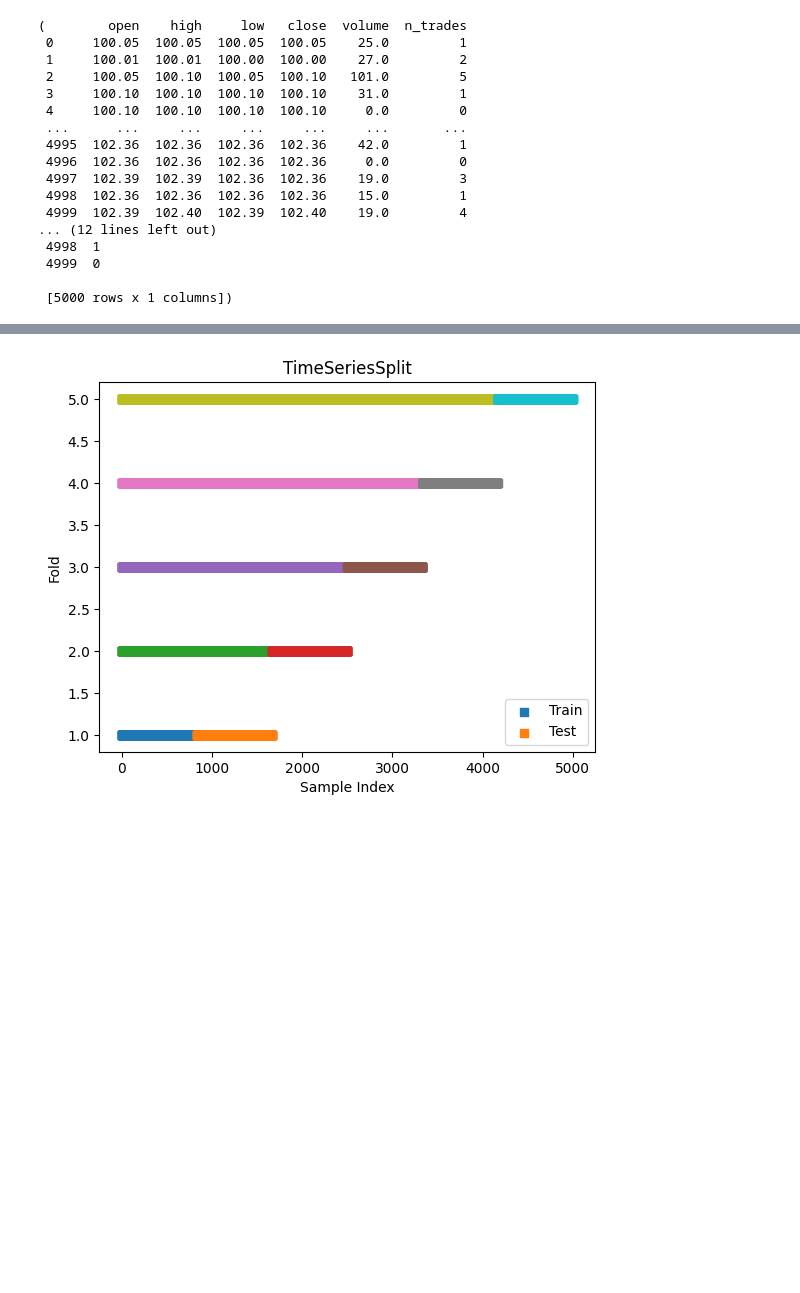
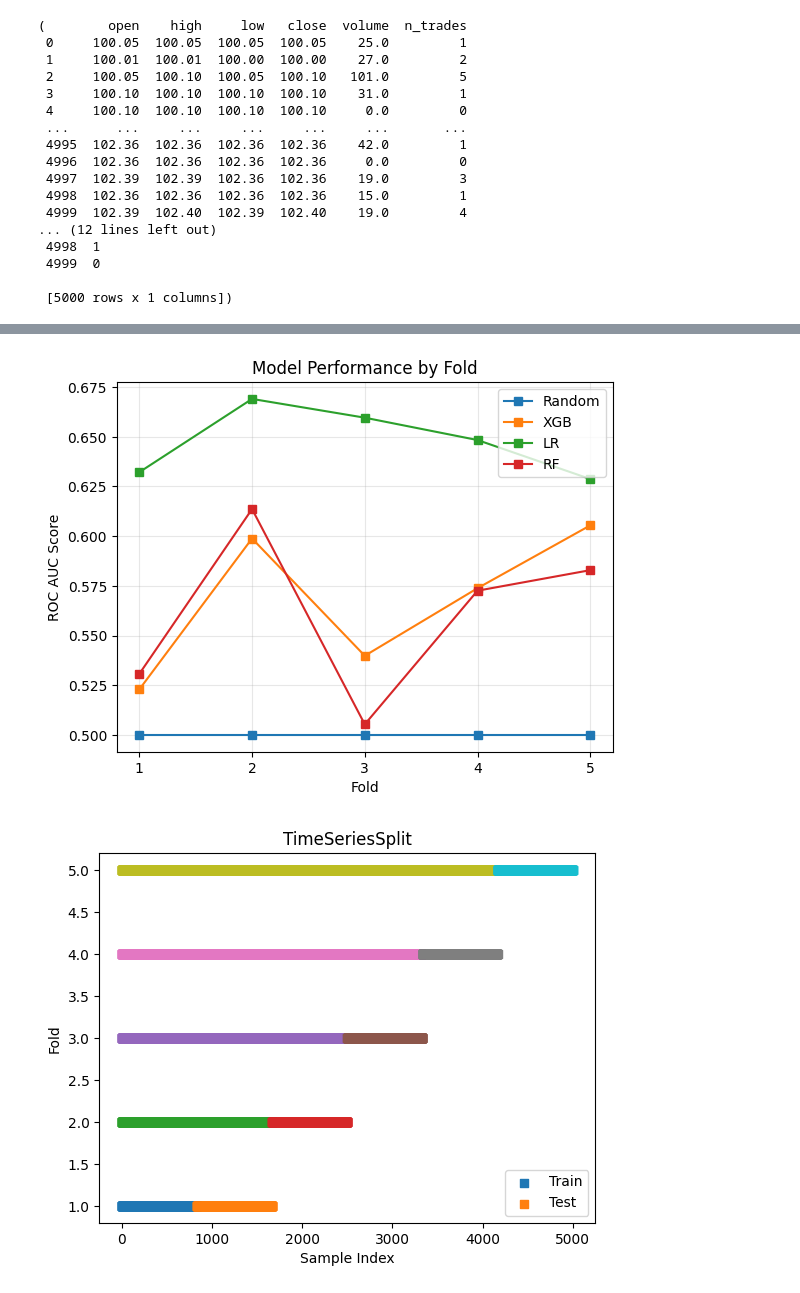
Before and after one commit to lucameriano/coding_hsg, a Jupyter notebook: prediction.ipynb, the cells around one changed output, grey strips where cells are left out. Saved outputs shown, nothing was run; the diff lists cells and outputs as text; code cells hidden in the pictures; blank space fills up the shorter version.

Commit message:
prediction: add other models

```diff
--- a/prediction.ipynb
+++ b/prediction.ipynb
@@ -5,7 +5,8 @@ import pandas as pd
 from participants import simulate, prepare_data
 
 # Run the simulation and prepare the data
-timestamped_data = simulate(decisions=50_000, seed=1)
+n = 50_000
+timestamped_data = simulate(decisions=n, seed=1)
 ohlcv = prepare_data(timestamped_data, verbose=True)
 plt.plot(ohlcv["close"])
 plt.show()
@@ -112,3 +124,25 @@ Fold 5 ROC AUC: 0.61
+# %%
+model_scores_df = pd.DataFrame(model_scores)
+model_scores_df['Random'] = [0.5] * 5
+model_scores_df['fold'] = model_scores_df.index + 1
+
+# Plot the model scores
+for model in ["Random", "XGB", "LR", "RF"]:
+    plt.plot(
+        model_scores_df["fold"],
+        model_scores_df[model],
+        marker="s", label=model
+    )
+
+plt.xlabel("Fold")
+plt.ylabel("ROC AUC Score")
+plt.title("Model Performance by Fold")
+plt.xticks(model_scores_df["fold"])
+plt.grid(alpha=0.3)
+plt.legend()
+plt.show()
+# %% [output]
+[figure, added]
 # %%
 # Visualize the selected data
 for fold, (train_idx, test_idx) in enumerate(tscv.split(X), start=1):
```
Also changed, not shown: parts of 1 cell of this notebook.
